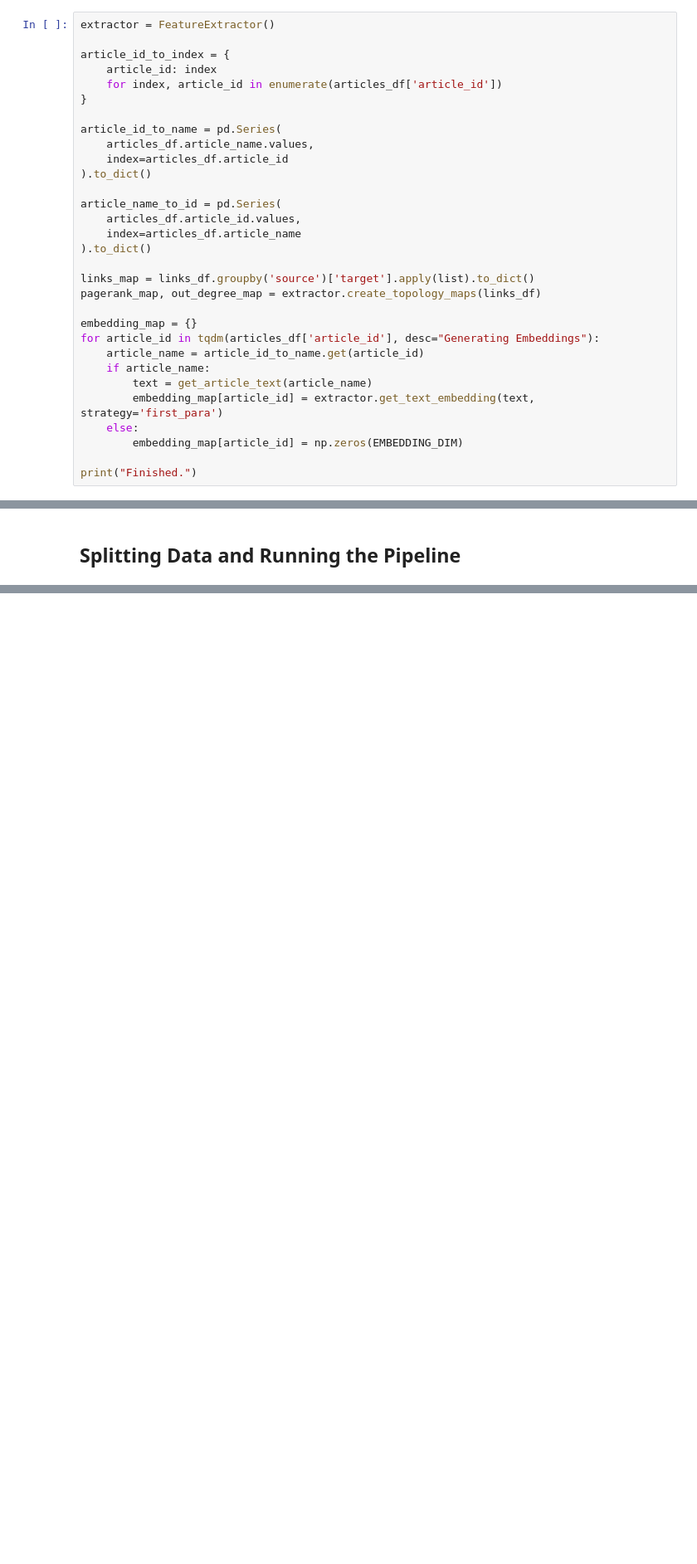
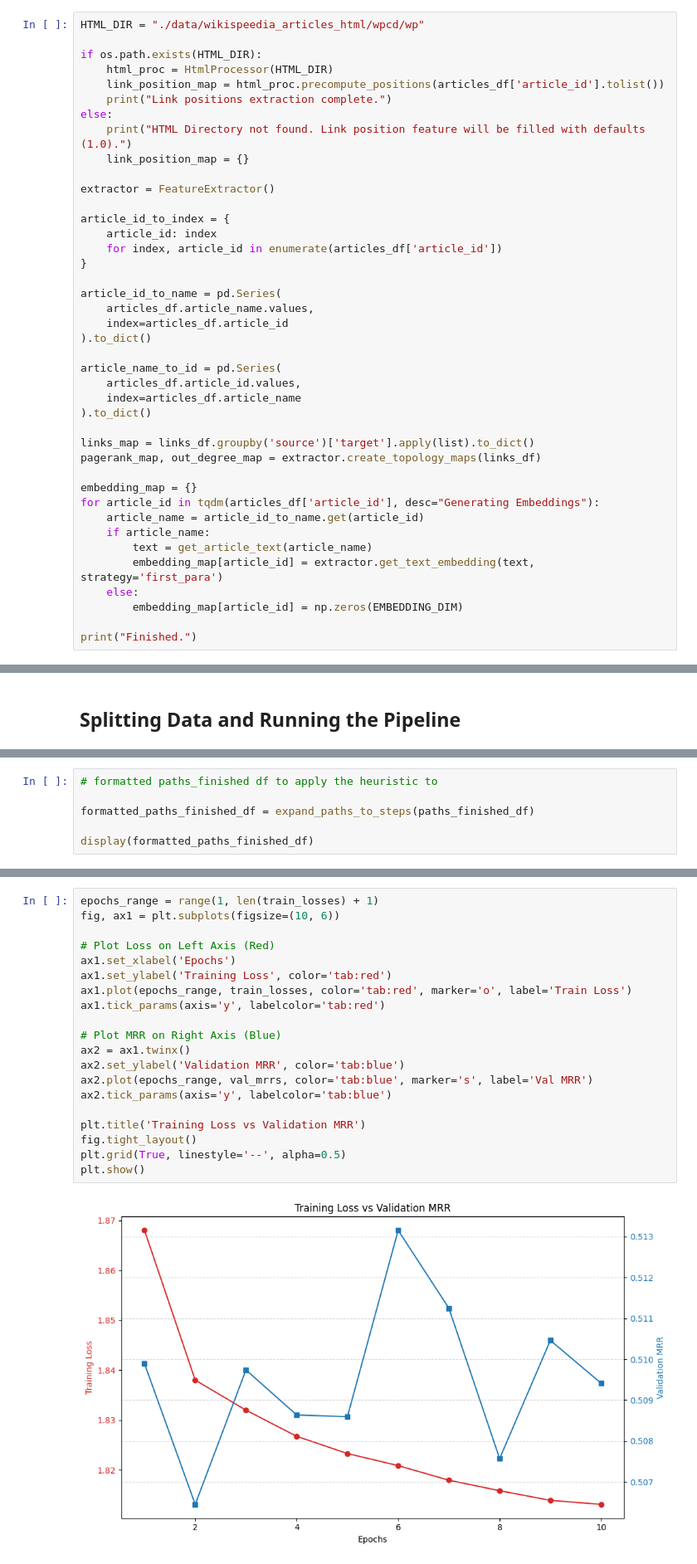
Before and after one commit to au-nlp/project-milestone-p2-group2, a Jupyter notebook: main.ipynb, the cells around one changed output, grey strips where cells are left out. Shown at 83% size. Drawn from its saved outputs; the diff is of its cells as text; blank space fills up the shorter version.

```diff
--- a/main.ipynb
+++ b/main.ipynb
@@ -343,6 +343,16 @@ plt.show()
 # %% [markdown]
 # Pre-computation and Setup
 # %%
+HTML_DIR = "./data/wikispeedia_articles_html/wpcd/wp"
+
+if os.path.exists(HTML_DIR):
+    html_proc = HtmlProcessor(HTML_DIR)
+    link_position_map = html_proc.precompute_positions(articles_df['article_id'].tolist())
+    print("Link positions extraction complete.")
+else:
+    print("HTML Directory not found. Link position feature will be filled with defaults (1.0).")
+    link_position_map = {}
+
 extractor = FeatureExtractor()
 
 article_id_to_index = {
@@ -560,0 +605,6 @@ Calculating Mean Reciprocal Rank (MRR) on validation set...
+# %%
+# formatted paths_finished df to apply the heuristic to
+
+formatted_paths_finished_df = expand_paths_to_steps(paths_finished_df)
+
+display(formatted_paths_finished_df)
@@ -560,0 +837,22 @@ Calculating Mean Reciprocal Rank (MRR) on validation set...
+# %%
+epochs_range = range(1, len(train_losses) + 1)
+fig, ax1 = plt.subplots(figsize=(10, 6))
+
+# Plot Loss on Left Axis (Red)
+ax1.set_xlabel('Epochs')
+ax1.set_ylabel('Training Loss', color='tab:red')
+ax1.plot(epochs_range, train_losses, color='tab:red', marker='o', label='Train Loss')
+ax1.tick_params(axis='y', labelcolor='tab:red')
+
+# Plot MRR on Right Axis (Blue)
+ax2 = ax1.twinx()
+ax2.set_ylabel('Validation MRR', color='tab:blue')
+ax2.plot(epochs_range, val_mrrs, color='tab:blue', marker='s', label='Val MRR')
+ax2.tick_params(axis='y', labelcolor='tab:blue')
+
+plt.title('Training Loss vs Validation MRR')
+fig.tight_layout()
+plt.grid(True, linestyle='--', alpha=0.5)
+plt.show()
+# %% [output]
+[figure, added]
```
Also changed, not shown: parts of 22 cells of this notebook, 26 other files.
